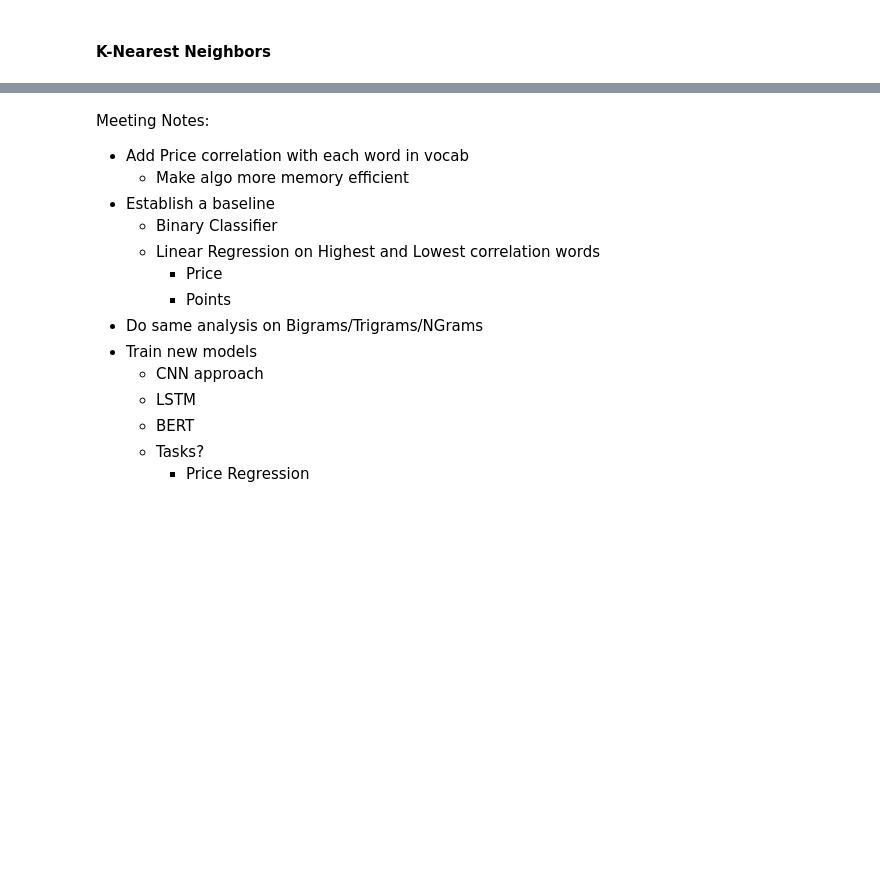
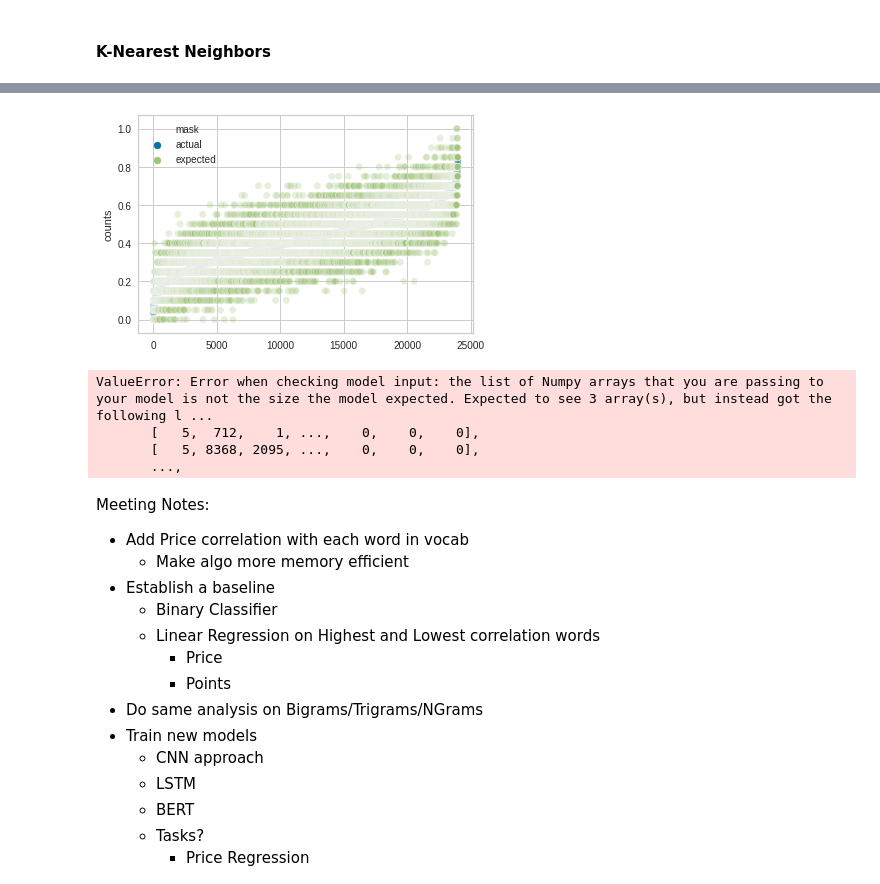
Before and after one commit to AustinDoolittle/WineReviewsNLP, a Jupyter notebook: EDA.ipynb, the cells around one changed output, grey strips where cells are left out. Cells and saved outputs as stored; diff of their text form; code cells hidden in the pictures; blank space fills up the shorter version.

Commit message:
refactored code for easier baseline comparison, started BERT work

```diff
--- a/EDA.ipynb
+++ b/EDA.ipynb
@@ -606,21 +629,32 @@ def surround_texts(texts):
 t = keras.preprocessing.text.Tokenizer()
 surrounded_train = surround_texts(train_df.description)
 t.fit_on_texts(surrounded_train)
-vocab_size = len(t.word_counts) + 2
+vocab_size = len(t.word_counts) + 1
 
-def get_dataset(data, label):
+def get_dataset(data, label, sigmoid_norm=False):
+    """
+    FYI setting sigmoid_norm to False normalizes mean to 0 and variance to 1
+    Setting to True scales linearly to range [0-1]
+    """
     surrounded_series = surround_texts(data)
     seq = t.texts_to_sequences(surrounded_series)
     pad =  keras.preprocessing.sequence.pad_sequences(
         seq,
         maxlen=max_len,
+        padding='post',
+        truncating='post',
     )
-    label_norm = (label - label.mean()) / label.std()
+
+    label = np.array(label, dtype=np.float32)
+    if sigmoid_norm:
+        label_norm = signorm(label)
+    else:
+        label_norm = (label - label.mean()) / label.std()
 
     return pad, label_norm
 
-train_X, train_y = get_dataset(train_df.description, train_df.points)
-dev_X, dev_y = get_dataset(dev_df.description, dev_df.points)
-test_X, test_y = get_dataset(test_df.description, test_df.points)
+train_X, train_y = get_dataset(train_df.description, train_df.points, sigmoid_norm=True)
+dev_X, dev_y = get_dataset(dev_df.description, dev_df.points, sigmoid_norm=True)
+test_X, test_y = get_dataset(test_df.description, test_df.points, sigmoid_norm=True)
 # %%
 # create our CNN model
@@ -678,0 +711,5 @@ Epoch 01000: val_loss did not improve from 0.28347
+# %%
+out = model.predict(dev_X)
+plot_predicted_vs_actual(out, dev_y)
+# %% [output]
+[figure, added]
@@ -679,3 +728,13 @@ Epoch 01000: val_loss did not improve from 0.28347
+# %%
+
+chkpt = keras.callbacks.ModelCheckpoint('./out/weights.{epoch:03d}-{val_loss:.4f}.hdf5', monitor='val_mse', verbose=1, save_best_only=True, mode='auto')
+
+model.fit(train_X, train_y, batch_size=100, epochs=100, verbose=1, callbacks=[chkpt], validation_data=(dev_X, dev_y))  # starts training
+# %% [output]
+ValueError: Error when checking model input: the list of Numpy arrays that you are passing to your model is not the size the model expected. Expected to see 3 array(s), but instead got the following l ...
+       [   5,  712,    1, ...,    0,    0,    0],
+       [   5, 8368, 2095, ...,    0,    0,    0],
+       ...,
 # %% [markdown]
 Meeting Notes:
 - Add Price correlation with each word in vocab
```
Also changed, not shown: parts of 8 cells of this notebook.
